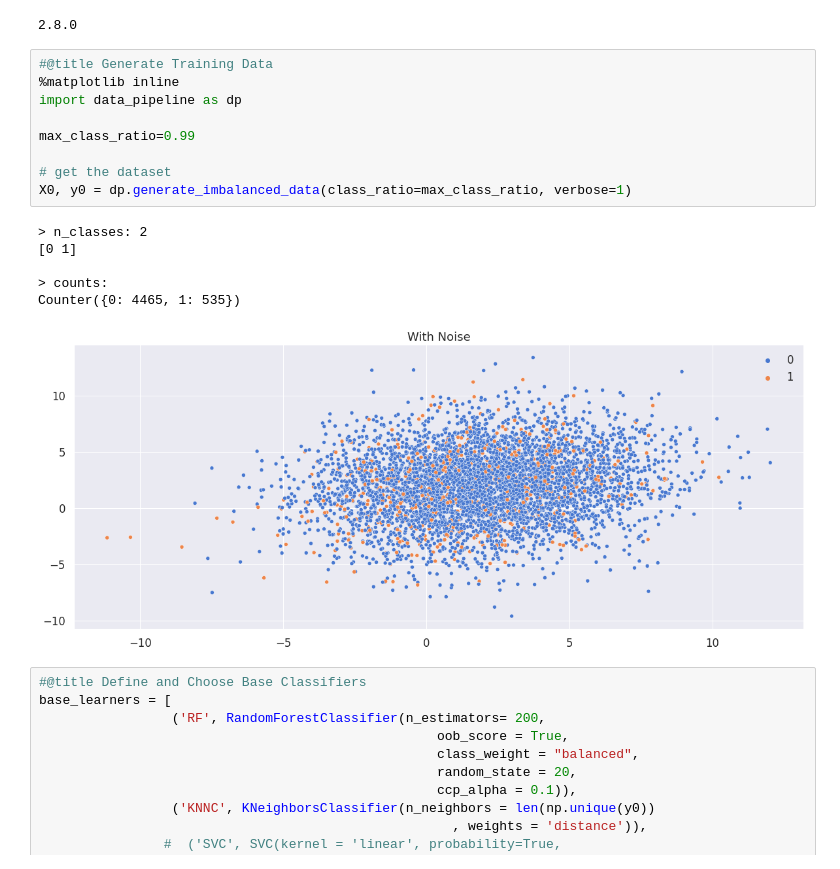
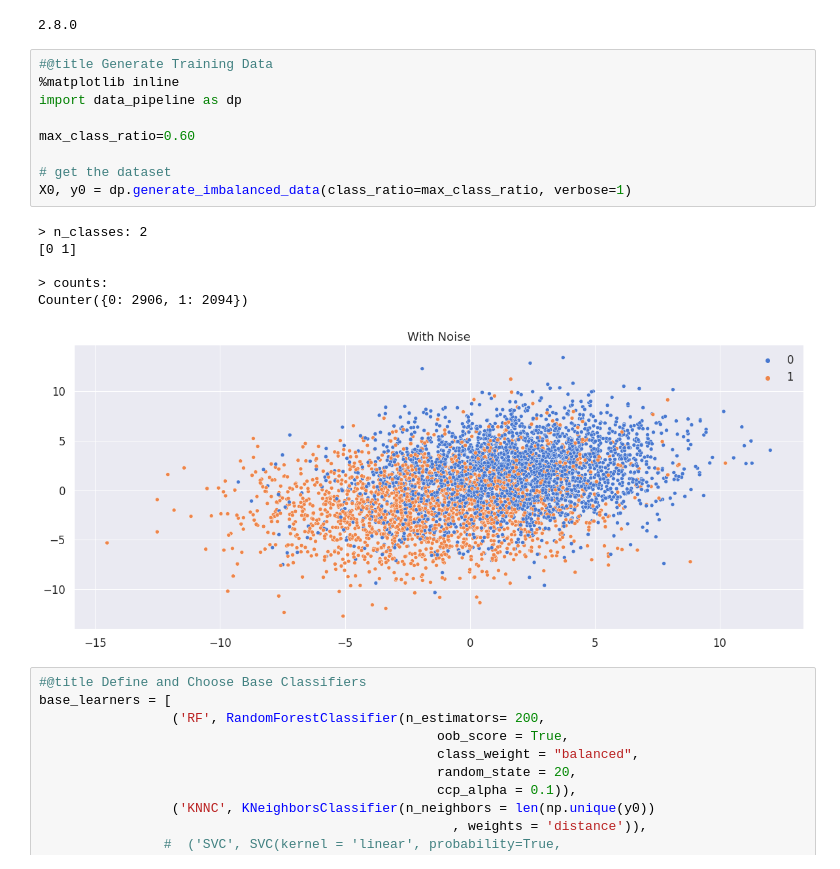
Before and after one commit to pleiadian53/cf_ensemble, a Jupyter notebook: Demo-CF-Stacking-part5.ipynb, the cells around one changed output. Drawn from its saved outputs; the diff is of its cells as text.

```diff
--- a/Demo-CF-Stacking-part5.ipynb
+++ b/Demo-CF-Stacking-part5.ipynb
@@ -128,19 +128,19 @@ np.set_printoptions(precision=3, edgeitems=5, suppress=True)
 # %%
 #@title Generate Training Data
 %matplotlib inline
 import data_pipeline as dp
 
-max_class_ratio=0.99
+max_class_ratio=0.60
 
 # get the dataset
 X0, y0 = dp.generate_imbalanced_data(class_ratio=max_class_ratio, verbose=1)
 # %% [output]
 > n_classes: 2
 [0 1]
 
 > counts:
-Counter({0: 4465, 1: 535})
+Counter({0: 2906, 1: 2094})
-[figure, old version]
+[figure, new version]
 # %%
 #@title Define and Choose Base Classifiers
 base_learners = [
```
Also changed, not shown: parts of 27 cells of this notebook, 3 other files.
